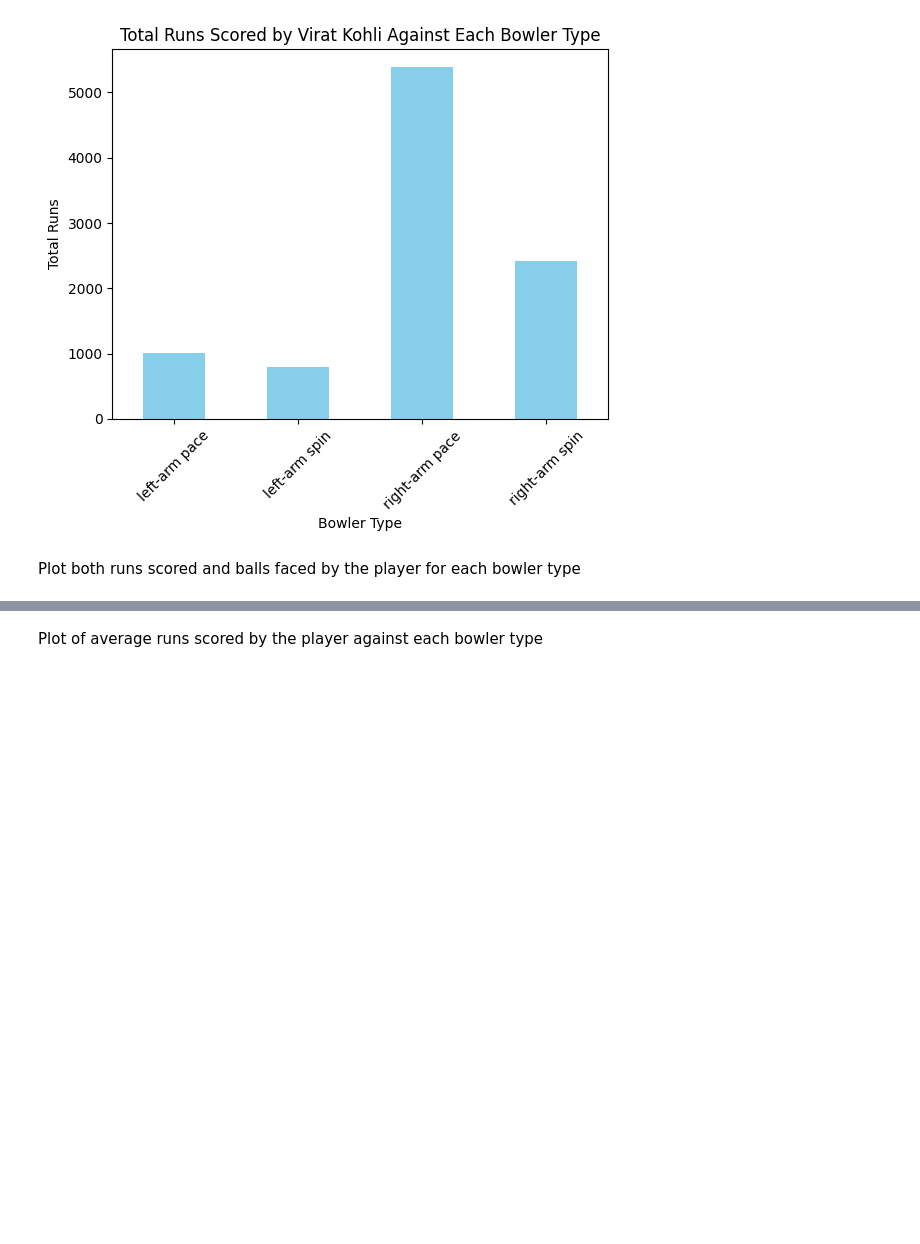
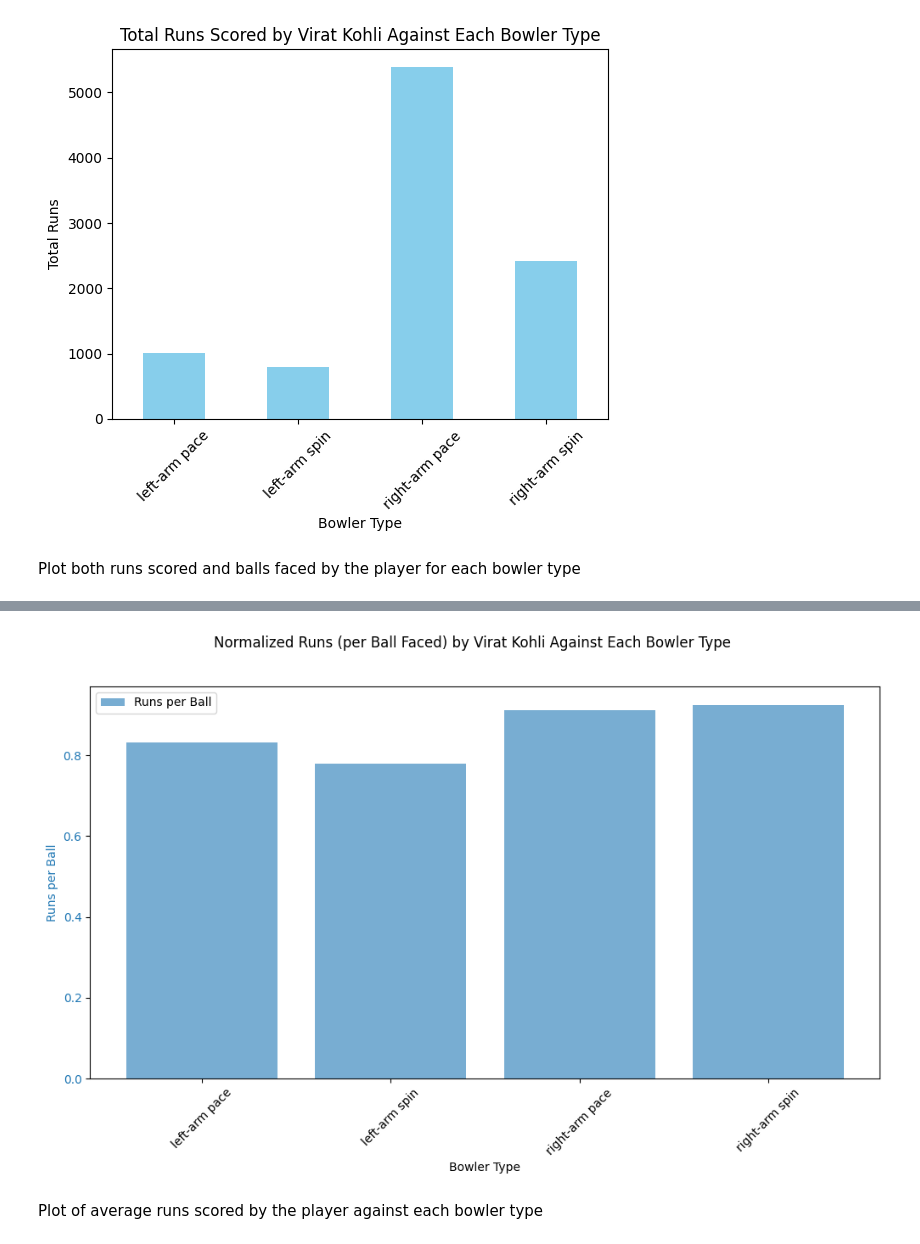
Before and after one commit to Mustafa-Ashfaq81/SPROJ-PCB, a Jupyter notebook: Player_Dismissals.ipynb, the cells around one changed output, grey strips where cells are left out. Saved outputs shown, nothing was run; the diff lists cells and outputs as text; code cells hidden in the pictures; blank space fills up the shorter version.

```diff
--- a/Player_Dismissals.ipynb
+++ b/Player_Dismissals.ipynb
@@ -146,3 +158,27 @@ plt.show()
+# %%
+# Normalize runs against balls faced by calculating runs per ball
+runs_balls_by_bowler_type['Runs per Ball'] = runs_balls_by_bowler_type['Runs'] / runs_balls_by_bowler_type['BF']
+
+# Plot the normalized data
+fig, ax1 = plt.subplots(figsize=(12, 6))
+
+# Plot normalized runs per ball
+color = 'tab:blue'
+ax1.set_xlabel('Bowler Type')
+ax1.set_ylabel('Runs per Ball', color=color)
+ax1.bar(runs_balls_by_bowler_type['Bowler Type'], runs_balls_by_bowler_type['Runs per Ball'], color=color, alpha=0.6, label='Runs per Ball')
+ax1.tick_params(axis='y', labelcolor=color)
+
+# Add titles and legend
+fig.suptitle(f'Normalized Runs (per Ball Faced) by {player_name} Against Each Bowler Type')
+ax1.legend(loc='upper left')
+
+# Rotate x-axis labels for better readability
+plt.xticks(rotation=45)
+
+plt.show()
+# %% [output]
+[figure, added]
 # %% [markdown]
 Plot of average runs scored by the player against each bowler type
 # %%
```
Also changed, not shown: parts of 1 cell of this notebook.
